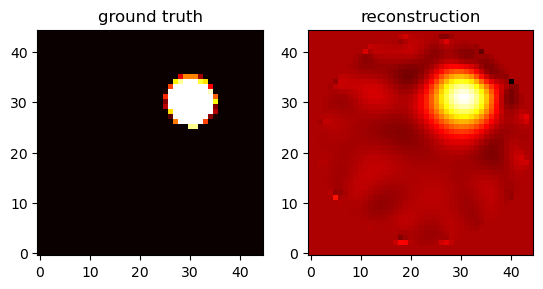
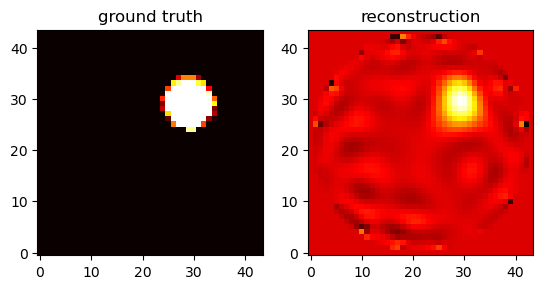
Unified diff of the notebook cell whose output changed from the first chart to the second:
--- before
+++ after
@@ -1,6 +1,6 @@
 # reconstruction
-dmua_recon = ff.inverse.tikhonov(J, 10, dOD)
+dmua_recon = ff.inverse.tikhonov(J, 1, dOD)
 # have a look
-dmua_truth = np.reshape(mesh.vol.mesh2grid @ (mesh2.mua-mesh.mua), (45,45), order='F')
+dmua_truth = np.reshape(mesh.vol.mesh2grid @ (mesh2.mua-mesh.mua), (44,44), order='F')
 
 plt.set_cmap('hot')
@@ -9,5 +9,5 @@
 ax1.set_title('ground truth')
 
-ax2.imshow(dmua_recon.reshape((45,45), order='F'), origin='lower')
+ax2.imshow(dmua_recon.reshape((44,44), order='F'), origin='lower')
 ax2.set_title('reconstruction')
 plt.show()

Commit: bug fix;3D rendering;effient mem access